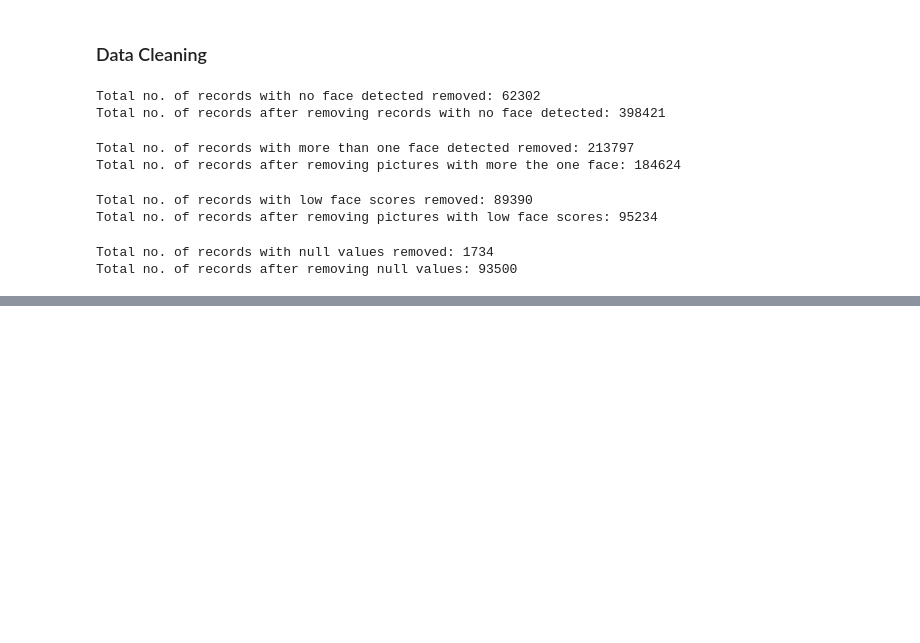
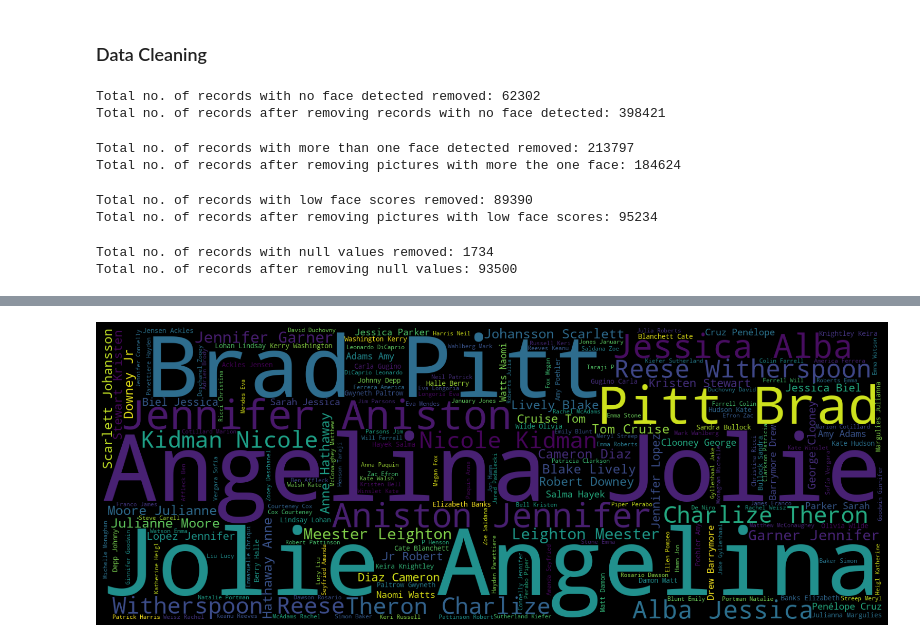
Before and after one commit to AIBabyTeaching/deep-learning-project-Momad-Y, a Jupyter notebook: Celebrity Look a Like CNN DL Project.ipynb, the cells around one changed output, grey strips where cells are left out. Drawn from its saved outputs; the diff is of its cells as text; code cells hidden in the pictures; blank space fills up the shorter version.

```diff
--- a/Celebrity Look a Like CNN DL Project.ipynb
+++ b/Celebrity Look a Like CNN DL Project.ipynb
@@ -317,0 +421,32 @@ memory usage: 2.9+ MB
+# %%
+# Showing a word cloud of the celebrity names
+# Add tictoc ?
+celebs = ""
+stopwords = set(STOPWORDS)
+
+# Iterate through the names
+for celeb in data_df["Celebrity Name"]:
+    celeb = str(celeb)
+
+    # Split the name keywords
+    keywords = celeb.split()
+
+    celebs += " ".join(keywords) + " "
+
+# Create and generate a word cloud image
+directors_wordcloud = WordCloud(
+    width=1600,
+    height=600,
+    background_color="black",
+    stopwords=stopwords,
+    min_font_size=10,
+).generate(celebs)
+
+# Plotting the WordCloud image
+plt.figure(figsize=(18, 6))
+plt.imshow(directors_wordcloud)
+plt.axis("off")
+plt.tight_layout()
+plt.show()
+# %% [output]
+[figure, added]
```
Also changed, not shown: parts of 43 cells of this notebook.
